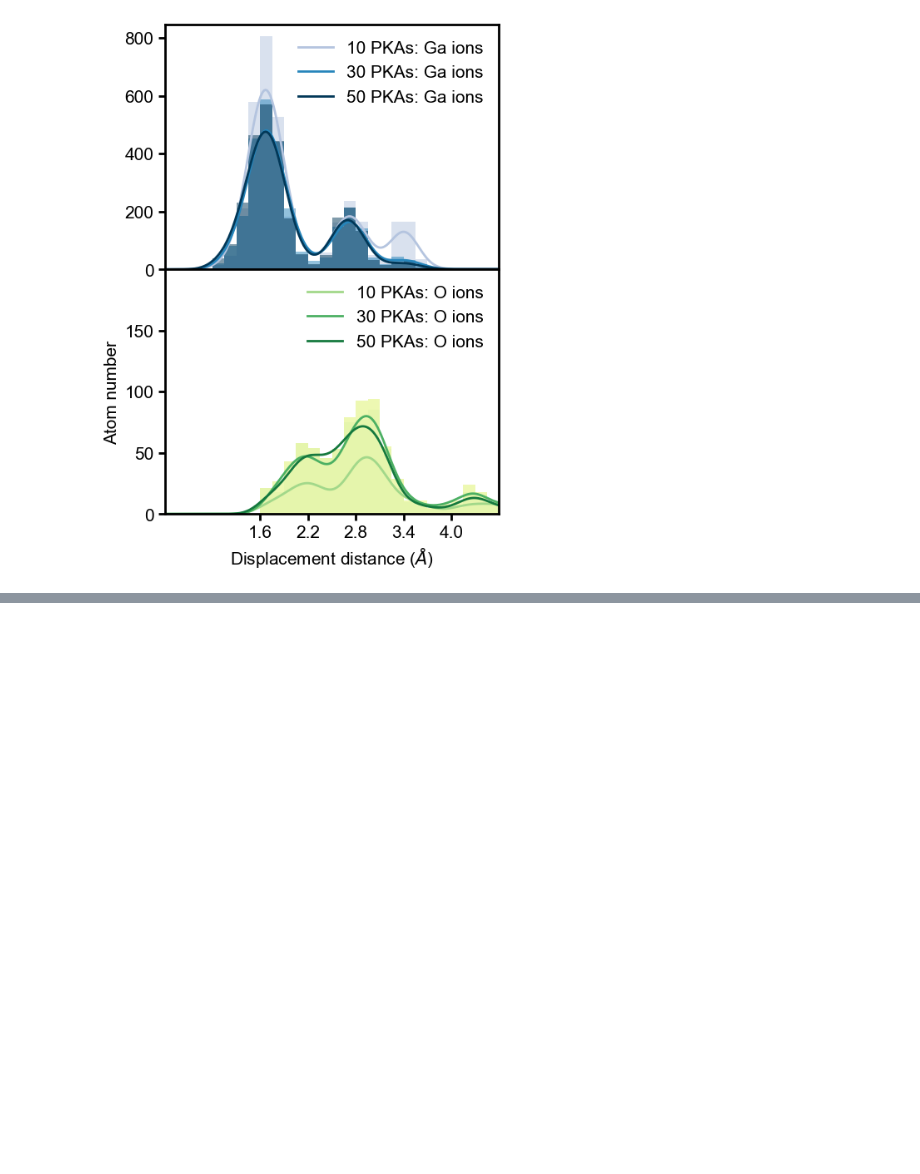
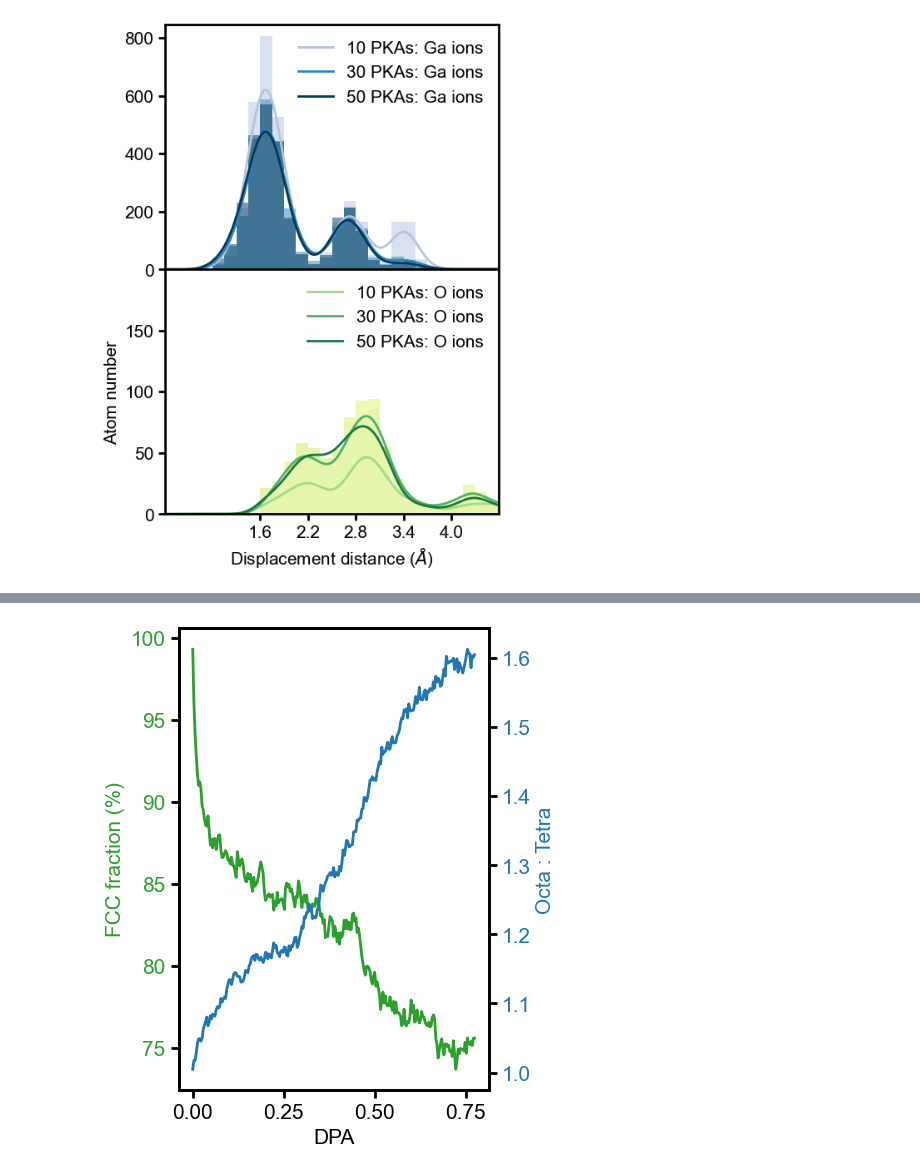
Before and after one commit to HE-RU10/ga2o3, a Jupyter notebook: Overlapping_anneal_msd.ipynb, the cells around one changed output, grey strips where cells are left out. Drawn from its saved outputs; the diff is of its cells as text; code cells hidden in the pictures; blank space fills up the shorter version.

```diff
--- a/Overlapping_anneal_msd.ipynb
+++ b/Overlapping_anneal_msd.ipynb
@@ -729,0 +730,20 @@ plt.savefig('/Users/ruhe/Desktop/overlapping3-3', format='svg')
+# %%
+
+plt.rcParams['axes.linewidth'] = 2
+plt.rcParams['axes.edgecolor'] = 'black'
+plt.rcParams["font.family"] = "arial"
+fig, ax1 = plt.subplots(figsize=(4,6))
+ax1.spines['right'].set_position(('axes', 1.0))
+ax1.plot(df['DPA'],df['fcc'],linewidth=2,color='C2')
+ax1.set_ylabel('FCC fraction (%)',fontsize=15,color='C2')
+ax1.tick_params(axis='y', labelcolor='C2')
+ax1.set_xlabel('DPA',fontsize=15)
+ax2 = ax1.twinx()
+ax2.plot(df['DPA'],df['o_t'],linewidth=2,color='C0')
+ax2.set_ylabel('Octa : Tetra',fontsize=15,color='C0')
+ax2.tick_params(axis='y', labelcolor='C0')
+ax1.tick_params( width=2,length=6,labelsize=15)
+ax2.tick_params( width=2,length=6,labelsize=15)
+plt.savefig('/Users/ruhe/Desktop/overlapping3-3', format='svg')
+# %% [output]
+[figure, added]
```
Also changed, not shown: parts of 3 cells of this notebook.
